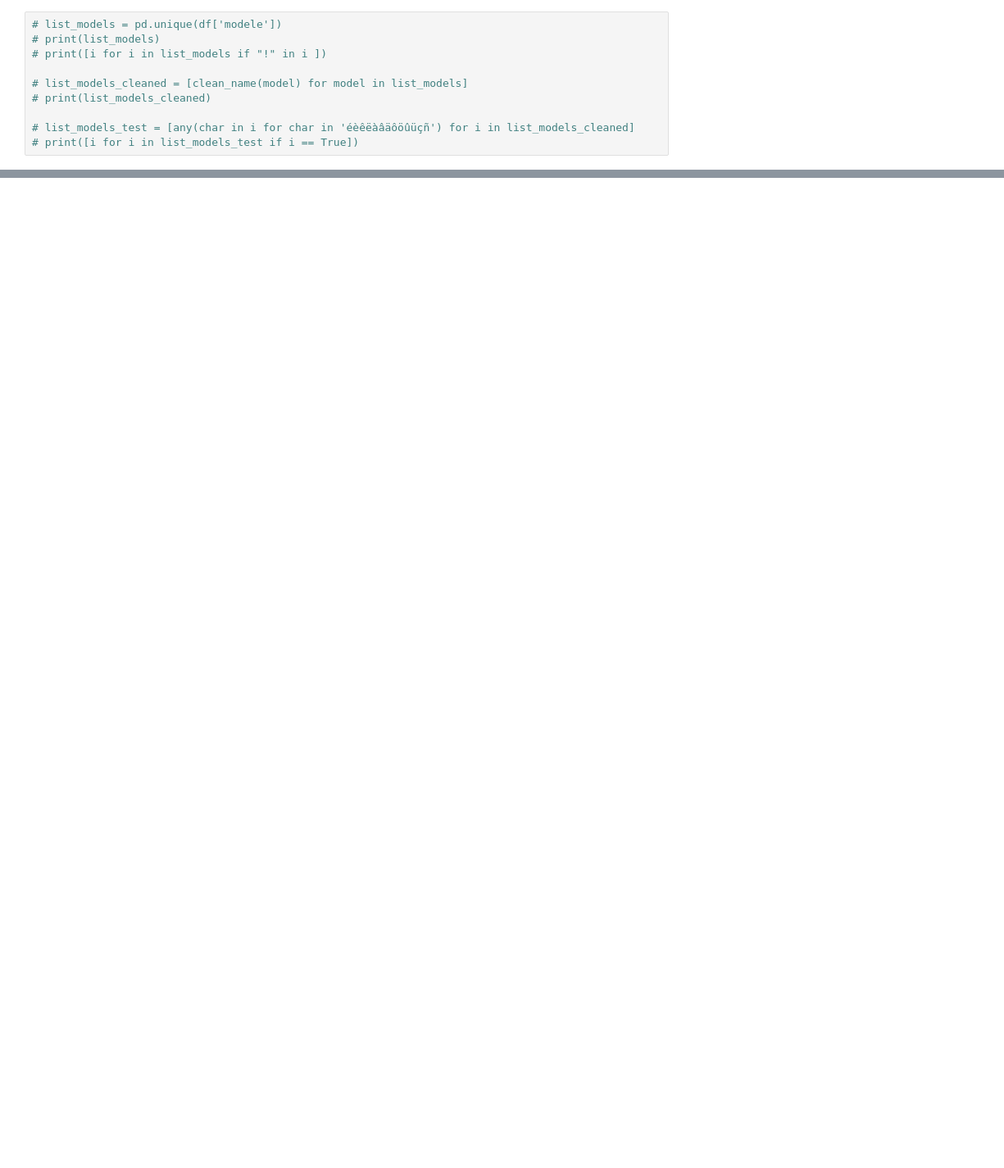
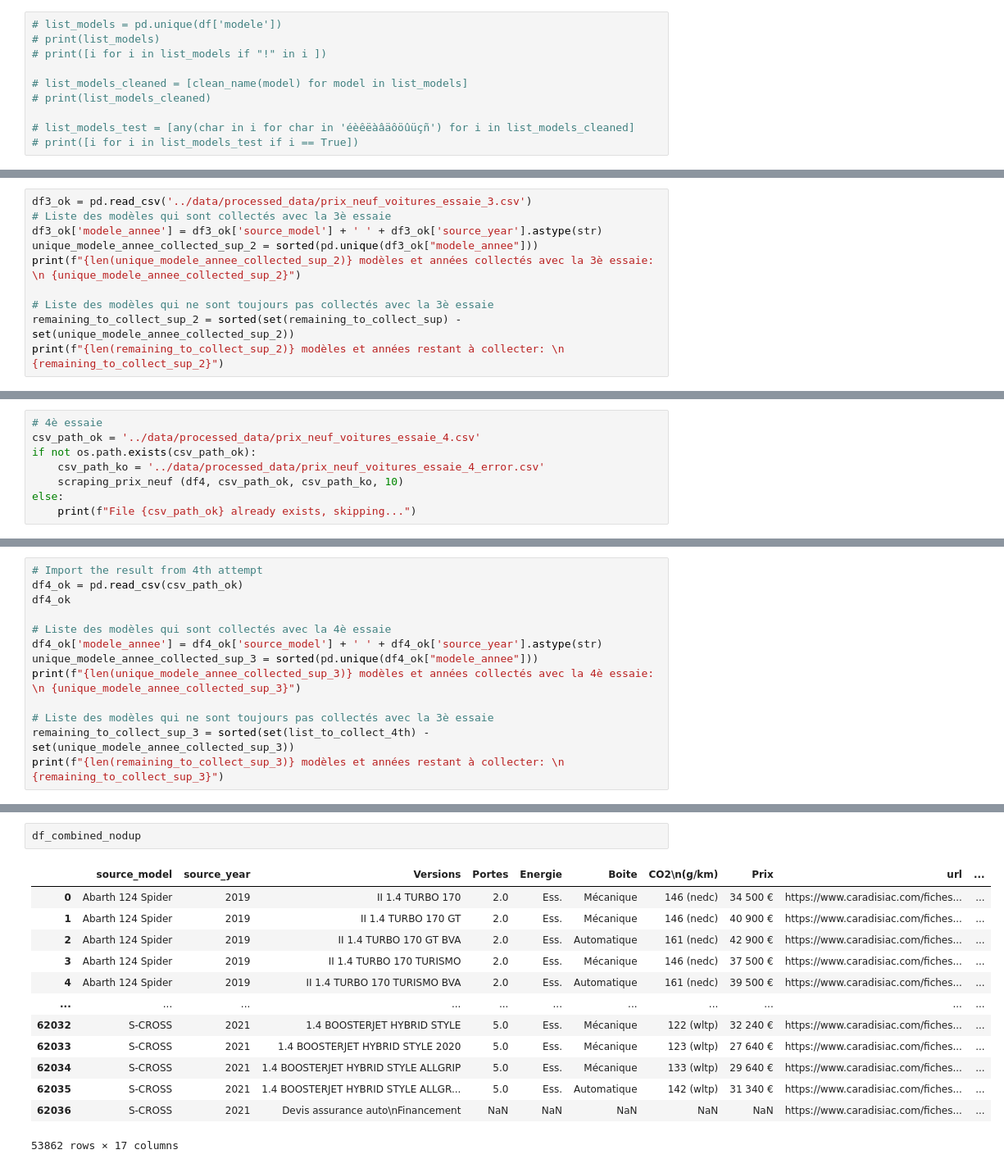
Before and after one commit to Hcle18/Valeur-Residuelle, a Jupyter notebook: notebooks/scraping prix neuf.ipynb, the cells around one changed output, grey strips where cells are left out. Shown at 82% size. Saved outputs shown, nothing was run; the diff lists cells and outputs as text; blank space fills up the shorter version.

```diff
--- a/notebooks/scraping prix neuf.ipynb
+++ b/notebooks/scraping prix neuf.ipynb
@@ -601,0 +730,10 @@ Search url est : https://www.caradisiac.com/fiches-techniques/modele--abarth-500
+# %%
+df3_ok = pd.read_csv('../data/processed_data/prix_neuf_voitures_essaie_3.csv')
+# Liste des modèles qui sont collectés avec la 3è essaie
+df3_ok['modele_annee'] = df3_ok['source_model'] + ' ' + df3_ok['source_year'].astype(str)
+unique_modele_annee_collected_sup_2 = sorted(pd.unique(df3_ok["modele_annee"]))
+print(f"{len(unique_modele_annee_collected_sup_2)} modèles et années collectés avec la 3è essaie: \n {unique_modele_annee_collected_sup_2}")
+
+# Liste des modèles qui ne sont toujours pas collectés avec la 3è essaie
+remaining_to_collect_sup_2 = sorted(set(remaining_to_collect_sup) - set(unique_modele_annee_collected_sup_2))
+print(f"{len(remaining_to_collect_sup_2)} modèles et années restant à collecter: \n {remaining_to_collect_sup_2}")
@@ -601,0 +814,8 @@ Search url est : https://www.caradisiac.com/fiches-techniques/modele--abarth-500
+# %%
+# 4è essaie
+csv_path_ok = '../data/processed_data/prix_neuf_voitures_essaie_4.csv'
+if not os.path.exists(csv_path_ok):
+    csv_path_ko = '../data/processed_data/prix_neuf_voitures_essaie_4_error.csv'
+    scraping_prix_neuf (df4, csv_path_ok, csv_path_ko, 10)
+else:
+    print(f"File {csv_path_ok} already exists, skipping...")
@@ -601,0 +824,13 @@ Search url est : https://www.caradisiac.com/fiches-techniques/modele--abarth-500
+# %%
+# Import the result from 4th attempt
+df4_ok = pd.read_csv(csv_path_ok)
+df4_ok
+
+# Liste des modèles qui sont collectés avec la 4è essaie
+df4_ok['modele_annee'] = df4_ok['source_model'] + ' ' + df4_ok['source_year'].astype(str)
+unique_modele_annee_collected_sup_3 = sorted(pd.unique(df4_ok["modele_annee"]))
+print(f"{len(unique_modele_annee_collected_sup_3)} modèles et années collectés avec la 4è essaie: \n {unique_modele_annee_collected_sup_3}")
+
+# Liste des modèles qui ne sont toujours pas collectés avec la 3è essaie
+remaining_to_collect_sup_3 = sorted(set(list_to_collect_4th) - set(unique_modele_annee_collected_sup_3))
+print(f"{len(remaining_to_collect_sup_3)} modèles et années restant à collecter: \n {remaining_to_collect_sup_3}")
@@ -601,0 +905,16 @@ Search url est : https://www.caradisiac.com/fiches-techniques/modele--abarth-500
+# %%
+df_combined_nodup
+# %% [output]
+|  | source_model | source_year | Versions | Portes | Energie | Boite | CO2\n(g/km) | Prix | url | ... |
+| 0 | Abarth 124 Spider | 2019 | II 1.4 TURBO 170 | 2.0 | Ess. | Mécanique | 146 (nedc) | 34 500 € | https://www.caradisiac.com/fiches... | ... |
+| 1 | Abarth 124 Spider | 2019 | II 1.4 TURBO 170 GT | 2.0 | Ess. | Mécanique | 146 (nedc) | 40 900 € | https://www.caradisiac.com/fiches... | ... |
+| 2 | Abarth 124 Spider | 2019 | II 1.4 TURBO 170 GT BVA | 2.0 | Ess. | Automatique | 161 (nedc) | 42 900 € | https://www.caradisiac.com/fiches... | ... |
+| 3 | Abarth 124 Spider | 2019 | II 1.4 TURBO 170 TURISMO | 2.0 | Ess. | Mécanique | 146 (nedc) | 37 500 € | https://www.caradisiac.com/fiches... | ... |
+| 4 | Abarth 124 Spider | 2019 | II 1.4 TURBO 170 TURISMO BVA | 2.0 | Ess. | Automatique | 161 (nedc) | 39 500 € | https://www.caradisiac.com/fiches... | ... |
+| ... | ... | ... | ... | ... | ... | ... | ... | ... | ... | ... |
+| 62032 | S-CROSS | 2021 | 1.4 BOOSTERJET HYBRID STYLE | 5.0 | Ess. | Mécanique | 122 (wltp) | 32 240 € | https://www.caradisiac.com/fiches... | ... |
+| 62033 | S-CROSS | 2021 | 1.4 BOOSTERJET HYBRID STYLE 2020 | 5.0 | Ess. | Mécanique | 123 (wltp) | 27 640 € | https://www.caradisiac.com/fiches... | ... |
+| 62034 | S-CROSS | 2021 | 1.4 BOOSTERJET HYBRID STYLE ALLGRIP | 5.0 | Ess. | Mécanique | 133 (wltp) | 29 640 € | https://www.caradisiac.com/fiches... | ... |
+| 62035 | S-CROSS | 2021 | 1.4 BOOSTERJET HYBRID STYLE ALLGR... | 5.0 | Ess. | Automatique | 142 (wltp) | 31 340 € | https://www.caradisiac.com/fiches... | ... |
+| 62036 | S-CROSS | 2021 | Devis assurance auto\nFinancement | NaN | NaN | NaN | NaN | NaN | https://www.caradisiac.com/fiches... | ... |
+53862 rows × 17 columns
```
Also changed, not shown: parts of 42 cells of this notebook.
